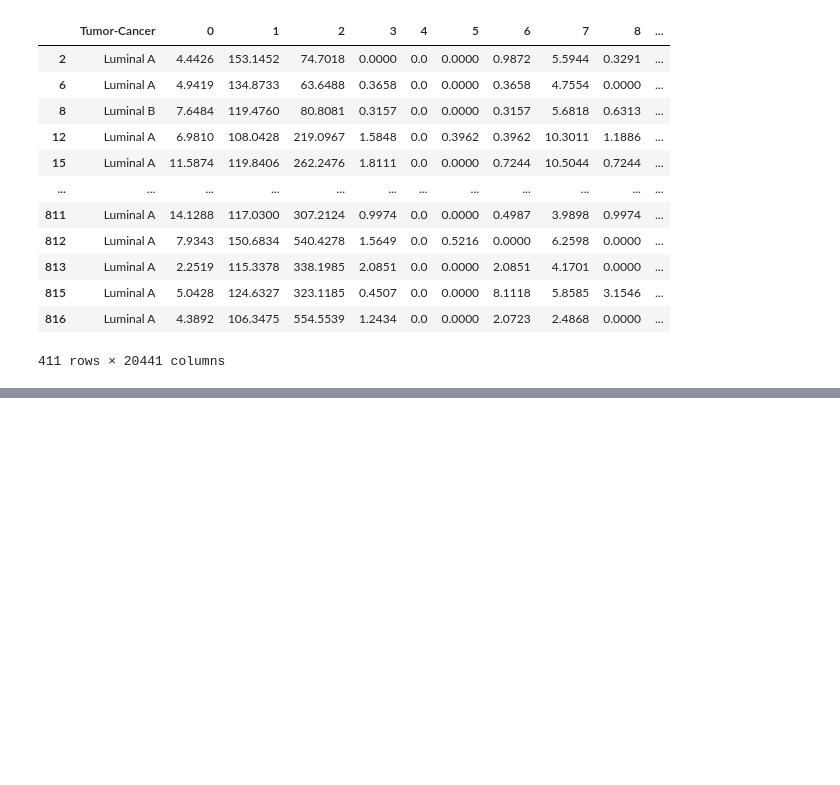
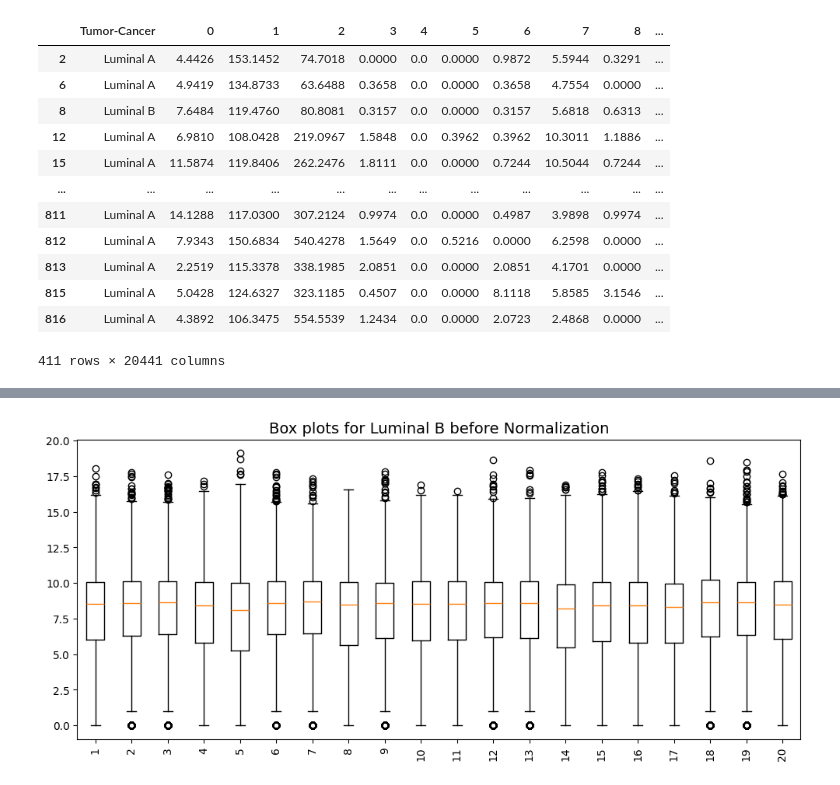
Before and after one commit to Fasmanuel2002/UPSA_Thesis_Research, a Jupyter notebook: research/notebooks/Clinical_data.ipynb, the cells around one changed output, grey strips where cells are left out. Cells and saved outputs as stored; diff of their text form; code cells hidden in the pictures; blank space fills up the shorter version.

```diff
--- a/research/notebooks/Clinical_data.ipynb
+++ b/research/notebooks/Clinical_data.ipynb
@@ -228,0 +255,4 @@ df_merged.iloc[:, 0:1000]
+# %%
+box_plot(df=zeros_reduced_df, title="Box plots for Luminal B before Normalization", type_cancer="Luminal B")
+# %% [output]
+[figure, added]
```
Also changed, not shown: parts of 37 cells of this notebook, 2 other files.
